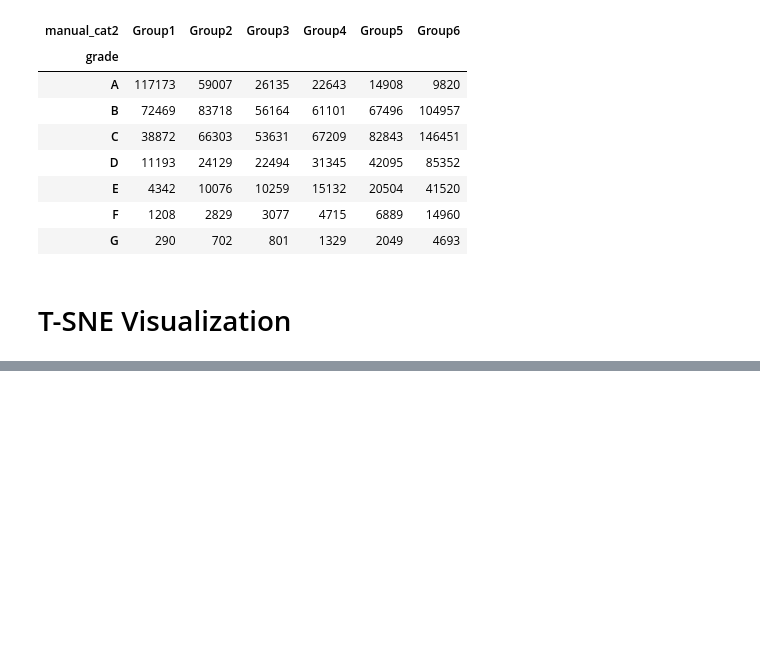
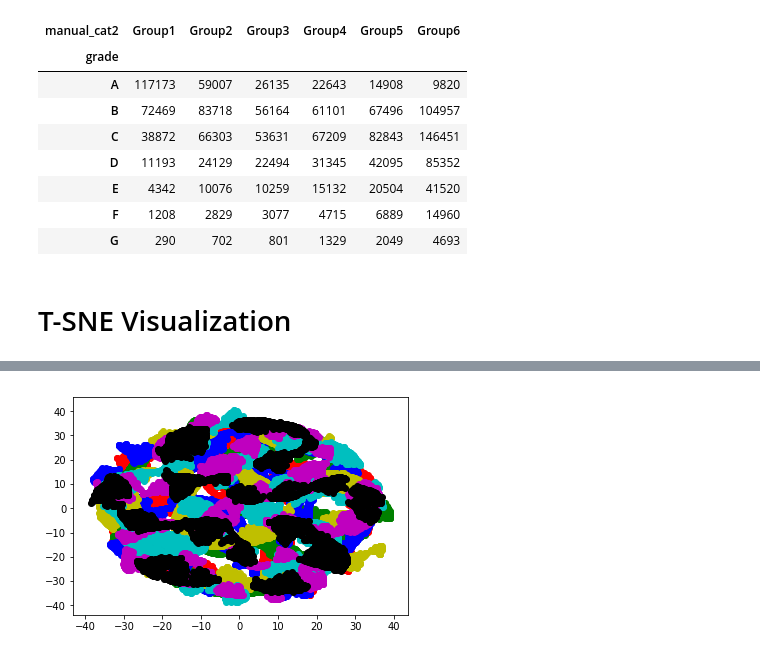
Before and after one commit to erstrong/INFO-7390-ADS-Fall-17-TeamNo., a Jupyter notebook: Assignment 2/Part 2/Clustering.ipynb, the cells around one changed output, grey strips where cells are left out. Saved outputs shown, nothing was run; the diff lists cells and outputs as text; code cells hidden in the pictures; blank space fills up the shorter version.

```diff
--- a/Assignment 2/Part 2/Clustering.ipynb
+++ b/Assignment 2/Part 2/Clustering.ipynb
@@ -419,0 +407,40 @@ plt.show()
+# %%
+k_means = joblib.load(open('kmeans.pkl', 'rb'))
+loans['kcluster'] = k_means.labels_
+kc0 = loans[loans['kcluster']==0]
+kc1 = loans[loans['kcluster']==1]
+kc2 = loans[loans['kcluster']==2]
+kc3 = loans[loans['kcluster']==3]
+kc4 = loans[loans['kcluster']==4]
+kc5 = loans[loans['kcluster']==5]
+kc6 = loans[loans['kcluster']==6]
+
+samp0= kc0.sample(n=8000)
+samp1= kc1.sample(n=8000)
+samp2= kc2.sample(n=8000)
+samp3= kc3.sample(n=8000)
+samp4= kc4.sample(n=8000)
+samp5= kc5.sample(n=8000)
+samp6= kc6.sample(n=8000)
+# %%
+tsne2 = TSNE(perplexity=100, n_iter=500)
+# %%
+Y0 = tsne2.fit_transform(samp0)
+Y1 = tsne2.fit_transform(samp1)
+Y2 = tsne2.fit_transform(samp2)
+Y3 = tsne2.fit_transform(samp3)
+Y4 = tsne2.fit_transform(samp4)
+Y5 = tsne2.fit_transform(samp5)
+Y6 = tsne2.fit_transform(samp6)
+# %%
+plt.close('all')
+plt.scatter(Y0[:, 0], Y0[:, 1], c='r')
+plt.scatter(Y1[:, 0], Y1[:, 1], c='g')
+plt.scatter(Y2[:, 0], Y2[:, 1], c='b')
+plt.scatter(Y3[:, 0], Y3[:, 1], c='y')
+plt.scatter(Y4[:, 0], Y4[:, 1], c='c')
+plt.scatter(Y5[:, 0], Y5[:, 1], c='m')
+plt.scatter(Y6[:, 0], Y6[:, 1], c='k')
+plt.show()
+# %% [output]
+[figure, added]
```
Also changed, not shown: parts of 13 cells of this notebook, 30 other files.
